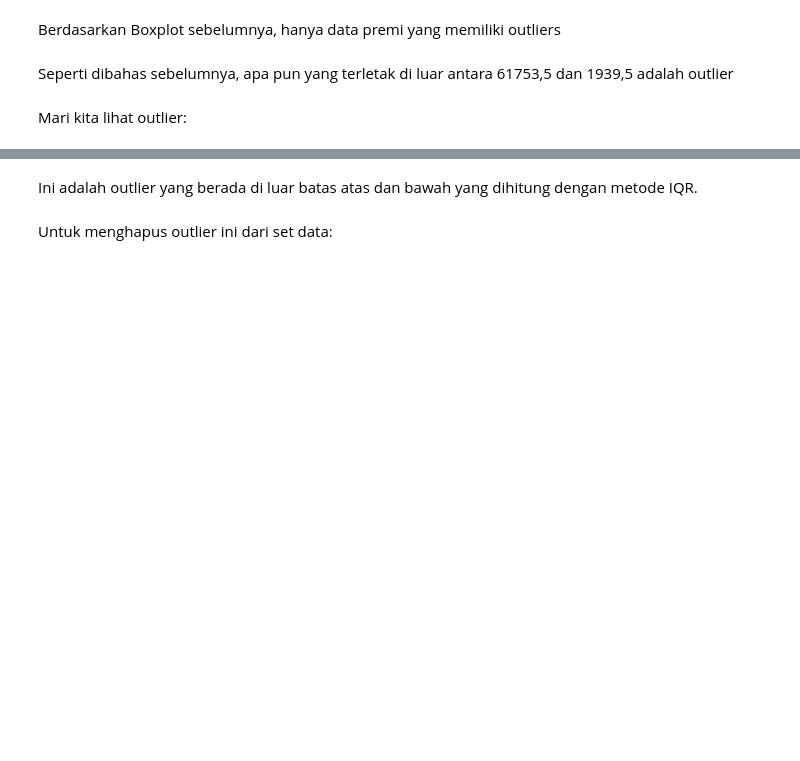
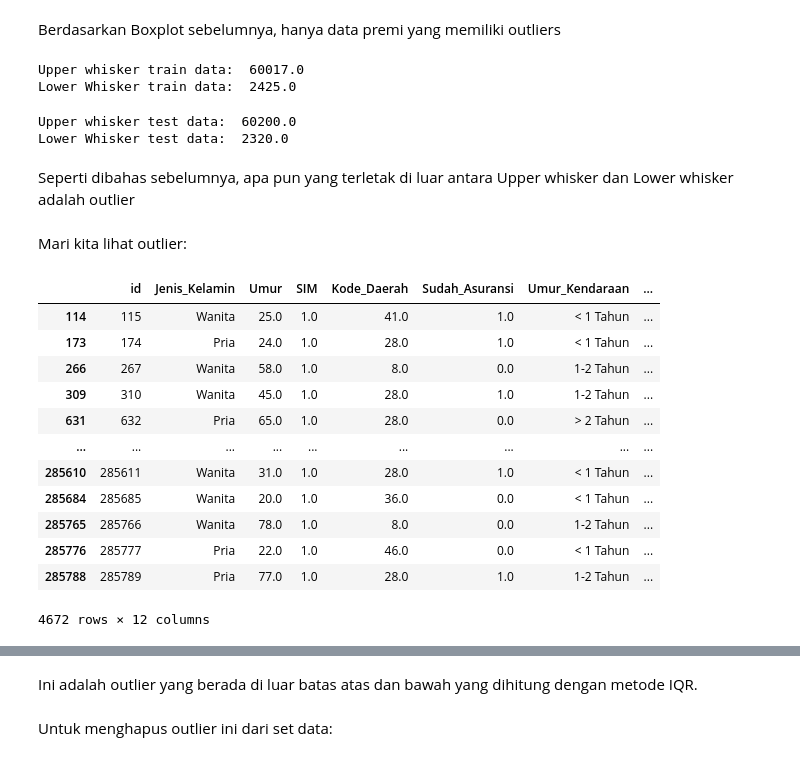
Before and after one commit to dioapw/school-project-machine-learning-classification, a Jupyter notebook: dio-1301194290-ml-tubes-2.ipynb, the cells around one changed output, grey strips where cells are left out. Cells and saved outputs as stored; diff of their text form; code cells hidden in the pictures; blank space fills up the shorter version.

```diff
--- a/dio-1301194290-ml-tubes-2.ipynb
+++ b/dio-1301194290-ml-tubes-2.ipynb
@@ -21,11 +24,7 @@ warnings.filterwarnings('ignore')
 plt.rcParams['figure.figsize'] = (10, 10)
 plt.style.use('seaborn')
 # %%
-# dataset from github
-# url = "https://raw.githubusercontent.com/dioapw/school-project-clustering-classification/main/kendaraan_train.csv"
-url = "kendaraan_train.csv"
+#Reading the dataset in a dataframe using Pandas
+df = pd.read_csv("kendaraan_train.csv")
 
-df = pd.read_csv(url)
-#Reading the dataset in a dataframe using Pandas
-
-df.head(10)  #Print first ten observations
+df.head(10)  #Print first ten observations of train data
@@ -255,17 +578,49 @@ df.isnull().sum()
 # %% [markdown]
 Berdasarkan Boxplot sebelumnya, hanya data premi yang memiliki outliers
 # %%
-Q1= df['Premi'].quantile(0.25)
-Q3 = df['Premi'].quantile(0.75)
-IQR = Q3 - Q1
-upper_limit = Q3 + 1.5 * IQR
-lower_limit = Q1 - 1.5 * IQR
+# IQR for train data
+Q1_train= df['Premi'].quantile(0.25)
+Q3_train = df['Premi'].quantile(0.75)
+IQR_train = Q3_train - Q1_train
+upper_limit_train = Q3_train + 1.5 * IQR_train
+lower_limit_train = Q1_train - 1.5 * IQR_train
 
-print("Upper whisker: ", upper_limit)
-print("Lower Whisker: ", lower_limit)
+print("Upper whisker train data: ", upper_limit_train)
+print("Lower Whisker train data: ", lower_limit_train)
+# %% [output]
+Upper whisker train data:  60017.0
+Lower Whisker train data:  2425.0
+# %%
+# IQR for test data
+Q1_test = df_test['Premi'].quantile(0.25)
+Q3_test = df_test['Premi'].quantile(0.75)
+IQR_test = Q3_test - Q1_test
+upper_limit_test = Q3_test + 1.5 * IQR_test
+lower_limit_test = Q1_test - 1.5 * IQR_test
+
+print("Upper whisker test data: ", upper_limit_test)
+print("Lower Whisker test data: ", lower_limit_test)
+# %% [output]
+Upper whisker test data:  60200.0
+Lower Whisker test data:  2320.0
 # %% [markdown]
-Seperti dibahas sebelumnya, apa pun yang terletak di luar antara 61753,5 dan 1939,5 adalah outlier
+Seperti dibahas sebelumnya, apa pun yang terletak di luar antara Upper whisker dan Lower whisker adalah outlier
 # %% [markdown]
 Mari kita lihat outlier:
 # %%
-df[(df['Premi'] < lower_limit) | (df['Premi'] > upper_limit)]
+# train data
+df[(df['Premi'] < lower_limit_train) | (df['Premi'] > upper_limit_train)]
+# %% [output]
+|  | id | Jenis_Kelamin | Umur | SIM | Kode_Daerah | Sudah_Asuransi | Umur_Kendaraan | ... |
+| 114 | 115 | Wanita | 25.0 | 1.0 | 41.0 | 1.0 | < 1 Tahun | ... |
+| 173 | 174 | Pria | 24.0 | 1.0 | 28.0 | 1.0 | < 1 Tahun | ... |
+| 266 | 267 | Wanita | 58.0 | 1.0 | 8.0 | 0.0 | 1-2 Tahun | ... |
+| 309 | 310 | Wanita | 45.0 | 1.0 | 28.0 | 1.0 | 1-2 Tahun | ... |
+| 631 | 632 | Pria | 65.0 | 1.0 | 28.0 | 0.0 | > 2 Tahun | ... |
+| ... | ... | ... | ... | ... | ... | ... | ... | ... |
+| 285610 | 285611 | Wanita | 31.0 | 1.0 | 28.0 | 1.0 | < 1 Tahun | ... |
+| 285684 | 285685 | Wanita | 20.0 | 1.0 | 36.0 | 0.0 | < 1 Tahun | ... |
+| 285765 | 285766 | Wanita | 78.0 | 1.0 | 8.0 | 0.0 | 1-2 Tahun | ... |
+| 285776 | 285777 | Pria | 22.0 | 1.0 | 46.0 | 0.0 | < 1 Tahun | ... |
+| 285788 | 285789 | Pria | 77.0 | 1.0 | 28.0 | 1.0 | 1-2 Tahun | ... |
+4672 rows × 12 columns
```
Also changed, not shown: parts of 89 cells of this notebook, 3 other files.
